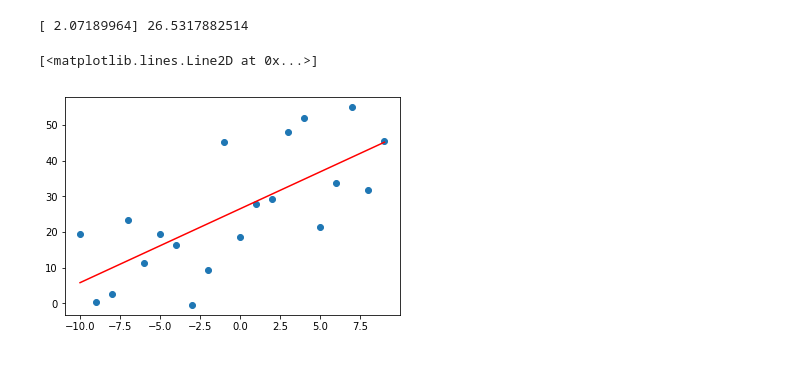
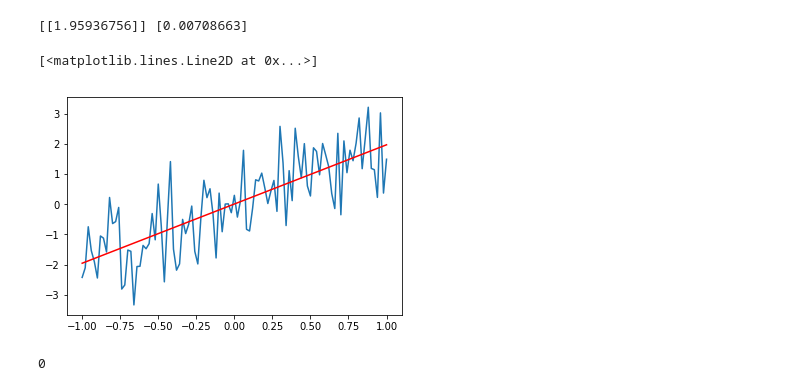
Before and after one commit to AiDevNepal/ai-saturdays-workshop-2, a Jupyter notebook: lr.ipynb, the cells around one changed output. Drawn from its saved outputs; the diff is of its cells as text; code cells hidden in the pictures.

```diff
--- a/lr.ipynb
+++ b/lr.ipynb
@@ -6,10 +6,8 @@ import seaborn as sns
 
 %matplotlib inline
 # %%
-X = np.arange(-10, 10)
-noise = np.random.random(len(X))
-
-Y = 2 * X + 5 + 10*noise
-plt.plot(X, Y, 'o')
+X = np.linspace(-1, 1,101)
+noise = np.random.randn(*X.shape) * 1
+plt.plot(X)
 # %% [output]
 [<matplotlib.lines.Line2D at 0x...>]
@@ -16,0 +20,2 @@ plt.plot(X, Y, 'o')
+# %%
+y = 2*X+noise
@@ -17,12 +27,19 @@ plt.plot(X, Y, 'o')
 # %%
 model = LinearRegression(normalize=True)
-model.fit(X.reshape(len(X), 1), Y)
+X=X.reshape(-1,1)
+y=y.reshape(-1,1)
+
+model.fit(X,y.reshape(-1,1))
 m, c = model.coef_, model.intercept_
 print(m, c)
 
-plt.plot(X, Y, 'o')
+plt.plot(X, y)
 plt.plot(X, m * X + c, 'r')
 # %% [output]
-[ 2.07189964] 26.5317882514
+[[1.95936756]] [0.00708663]
 [<matplotlib.lines.Line2D at 0x...>]
-[figure, old version]
+[figure, new version]
+# %%
+noise
+# %% [output]
+0
```
Also changed, not shown: parts of 3 cells of this notebook.
